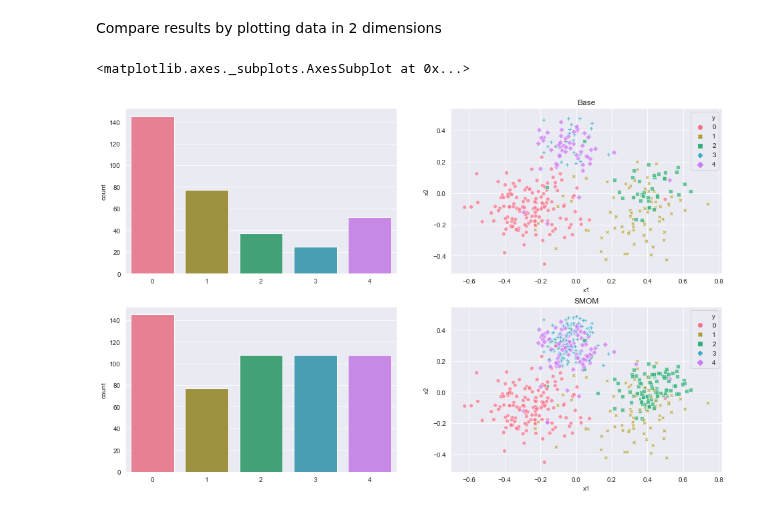
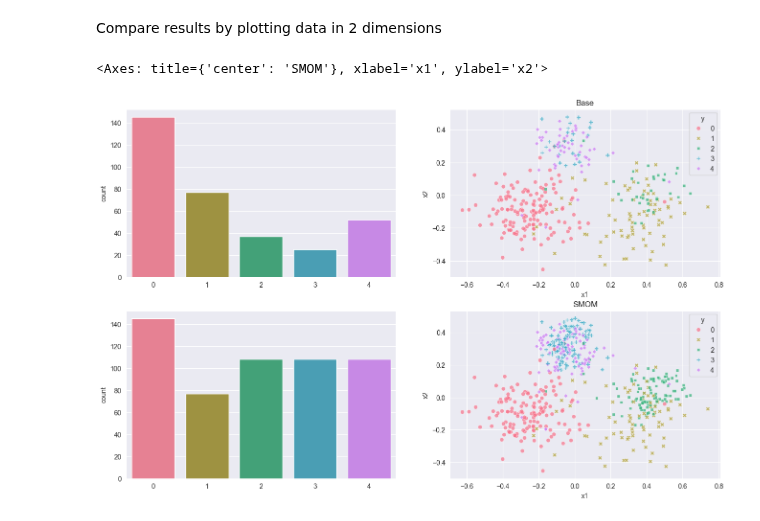
Before and after one commit to damianhorna/multi-imbalance, a Jupyter notebook: examples/resampling/SMOM.ipynb, the cells around one changed output. Cells and saved outputs as stored; diff of their text form; code cells hidden in the pictures.

```diff
--- a/examples/resampling/SMOM.ipynb
+++ b/examples/resampling/SMOM.ipynb
@@ -51,27 +51,27 @@ Compare results by plotting data in 2 dimensions
 # %%
 
 n = len(Counter(y).keys())
 p = sns.color_palette("husl", n)
 
 pca = PCA(n_components=2)
 pca.fit(X)
 
 fig, axs = plt.subplots(ncols=2, nrows=2)
 fig.set_size_inches( 16, 10)
 axs = axs.flatten()
 
 axs[1].set_title("Base")
-sns.countplot(y, ax=axs[0], palette=p)
+sns.countplot(x=y, ax=axs[0], palette=p, hue=y, legend=False)
 X = pca.transform(X)
 df = construct_flat_2pc_df(X, y)
 sns.scatterplot(x='x1', y='x2', hue='y', style='y', data=df, alpha=0.7, ax=axs[1], legend='full', palette=p)
 
 
 axs[3].set_title("SMOM")
-sns.countplot(resampled_y, ax=axs[2],palette=p)
+sns.countplot(x=resampled_y, ax=axs[2], palette=p, hue=resampled_y, legend=False)
 resampled_X = pca.transform(resampled_X)
 df = construct_flat_2pc_df(resampled_X, resampled_y)
 sns.scatterplot(x='x1', y='x2', hue='y', style='y', data=df, alpha=0.7, ax=axs[3], legend='full', palette=p)
 # %% [output]
-<matplotlib.axes._subplots.AxesSubplot at 0x...>
+<Axes: title={'center': 'SMOM'}, xlabel='x1', ylabel='x2'>
-[figure, old version]
+[figure, new version]
```
Also changed, not shown: 30 other files.
